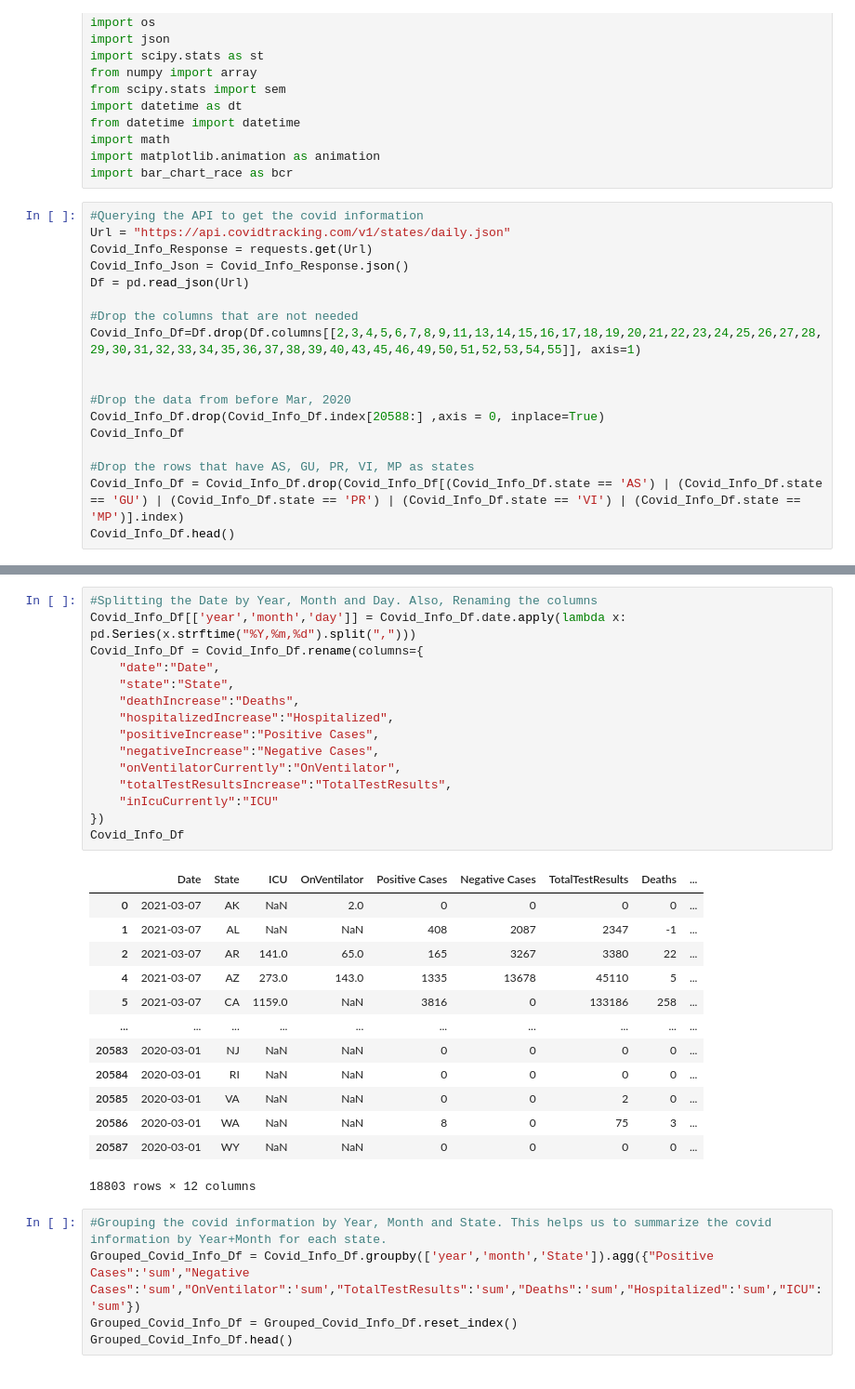
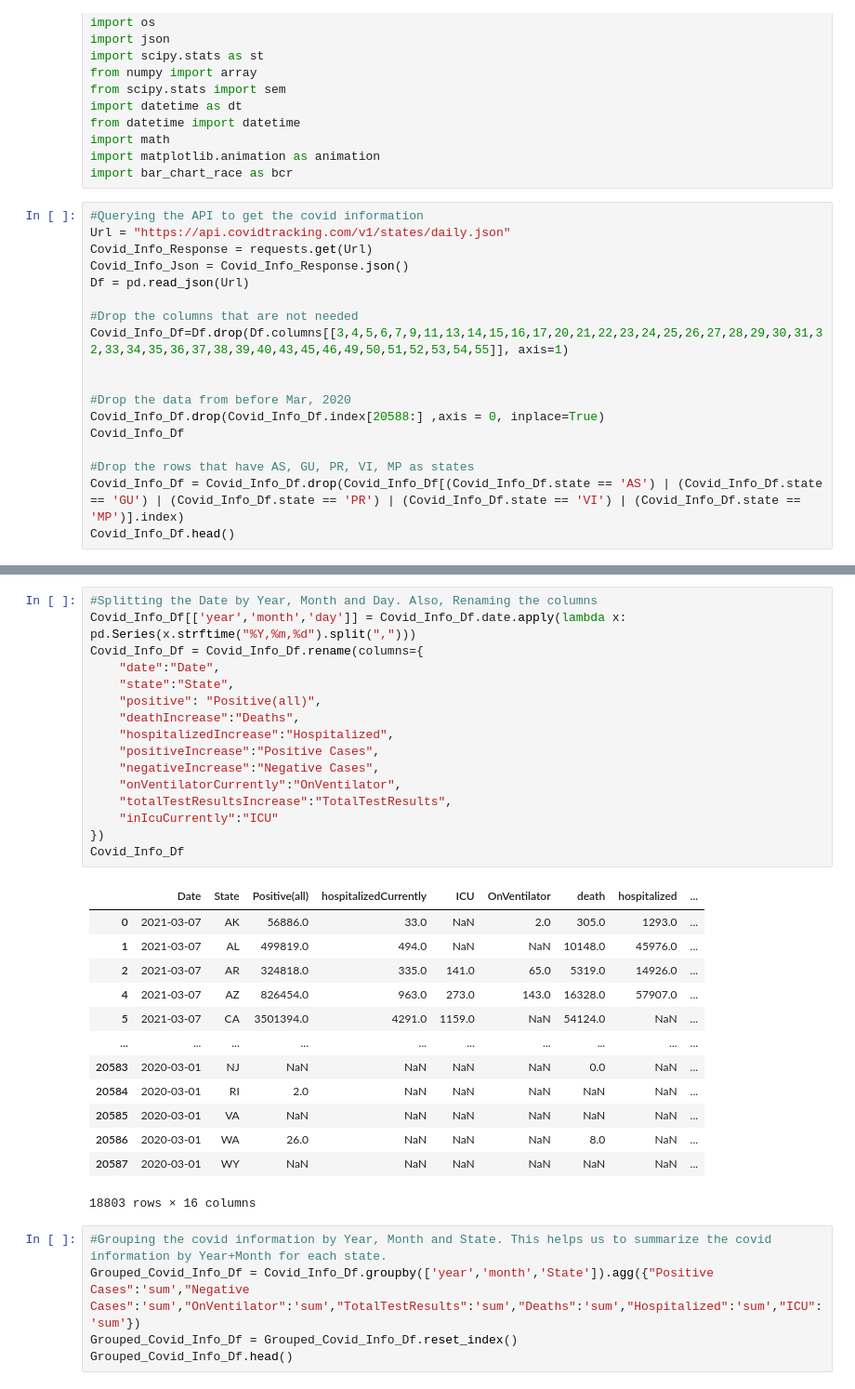
Before and after one commit to Subbagari1985/COVID-19-impact-on-Hospital-systems, a Jupyter notebook: Covid_Analysis.ipynb, the cells around one changed output, grey strips where cells are left out. Shown at 93% size. Cells and saved outputs as stored; diff of their text form.

```diff
--- a/Covid_Analysis.ipynb
+++ b/Covid_Analysis.ipynb
@@ -22,7 +22,7 @@ Covid_Info_Json = Covid_Info_Response.json()
 Df = pd.read_json(Url)
 
 #Drop the columns that are not needed
-Covid_Info_Df=Df.drop(Df.columns[[2,3,4,5,6,7,8,9,11,13,14,15,16,17,18,19,20,21,22,23,24,25,26,27,28,29,30,31,32,33,34,35,36,37,38,39,40,43,45,46,49,50,51,52,53,54,55]], axis=1)
+Covid_Info_Df=Df.drop(Df.columns[[3,4,5,6,7,9,11,13,14,15,16,17,20,21,22,23,24,25,26,27,28,29,30,31,32,33,34,35,36,37,38,39,40,43,45,46,49,50,51,52,53,54,55]], axis=1)
 
 
 #Drop the data from before Mar, 2020
@@ -53,32 +53,33 @@ Covid_Info_Df.head()
 # %%
 #Splitting the Date by Year, Month and Day. Also, Renaming the columns
 Covid_Info_Df[['year','month','day']] = Covid_Info_Df.date.apply(lambda x: pd.Series(x.strftime("%Y,%m,%d").split(",")))
 Covid_Info_Df = Covid_Info_Df.rename(columns={
     "date":"Date",
     "state":"State",
+    "positive": "Positive(all)",
     "deathIncrease":"Deaths",
     "hospitalizedIncrease":"Hospitalized",
     "positiveIncrease":"Positive Cases",
     "negativeIncrease":"Negative Cases",
     "onVentilatorCurrently":"OnVentilator",
     "totalTestResultsIncrease":"TotalTestResults",
     "inIcuCurrently":"ICU"
 })
 Covid_Info_Df
 # %% [output]
-|  | Date | State | ICU | OnVentilator | Positive Cases | Negative Cases | TotalTestResults | Deaths | ... |
-| 0 | 2021-03-07 | AK | NaN | 2.0 | 0 | 0 | 0 | 0 | ... |
-| 1 | 2021-03-07 | AL | NaN | NaN | 408 | 2087 | 2347 | -1 | ... |
-| 2 | 2021-03-07 | AR | 141.0 | 65.0 | 165 | 3267 | 3380 | 22 | ... |
-| 4 | 2021-03-07 | AZ | 273.0 | 143.0 | 1335 | 13678 | 45110 | 5 | ... |
-| 5 | 2021-03-07 | CA | 1159.0 | NaN | 3816 | 0 | 133186 | 258 | ... |
+|  | Date | State | Positive(all) | hospitalizedCurrently | ICU | OnVentilator | death | hospitalized | ... |
+| 0 | 2021-03-07 | AK | 56886.0 | 33.0 | NaN | 2.0 | 305.0 | 1293.0 | ... |
+| 1 | 2021-03-07 | AL | 499819.0 | 494.0 | NaN | NaN | 10148.0 | 45976.0 | ... |
+| 2 | 2021-03-07 | AR | 324818.0 | 335.0 | 141.0 | 65.0 | 5319.0 | 14926.0 | ... |
+| 4 | 2021-03-07 | AZ | 826454.0 | 963.0 | 273.0 | 143.0 | 16328.0 | 57907.0 | ... |
+| 5 | 2021-03-07 | CA | 3501394.0 | 4291.0 | 1159.0 | NaN | 54124.0 | NaN | ... |
 | ... | ... | ... | ... | ... | ... | ... | ... | ... | ... |
-| 20583 | 2020-03-01 | NJ | NaN | NaN | 0 | 0 | 0 | 0 | ... |
-| 20584 | 2020-03-01 | RI | NaN | NaN | 0 | 0 | 0 | 0 | ... |
-| 20585 | 2020-03-01 | VA | NaN | NaN | 0 | 0 | 2 | 0 | ... |
-| 20586 | 2020-03-01 | WA | NaN | NaN | 8 | 0 | 75 | 3 | ... |
-| 20587 | 2020-03-01 | WY | NaN | NaN | 0 | 0 | 0 | 0 | ... |
+| 20583 | 2020-03-01 | NJ | NaN | NaN | NaN | NaN | 0.0 | NaN | ... |
+| 20584 | 2020-03-01 | RI | 2.0 | NaN | NaN | NaN | NaN | NaN | ... |
+| 20585 | 2020-03-01 | VA | NaN | NaN | NaN | NaN | NaN | NaN | ... |
+| 20586 | 2020-03-01 | WA | 26.0 | NaN | NaN | NaN | 8.0 | NaN | ... |
+| 20587 | 2020-03-01 | WY | NaN | NaN | NaN | NaN | NaN | NaN | ... |
-18803 rows × 12 columns
+18803 rows × 16 columns
 # %%
 #Grouping the covid information by Year, Month and State. This helps us to summarize the covid information by Year+Month for each state.
 Grouped_Covid_Info_Df = Covid_Info_Df.groupby(['year','month','State']).agg({"Positive Cases":'sum',"Negative Cases":'sum',"OnVentilator":'sum',"TotalTestResults":'sum',"Deaths":'sum',"Hospitalized":'sum',"ICU":'sum'})
```
Also changed, not shown: parts of 3 cells of this notebook, 8 other files.
